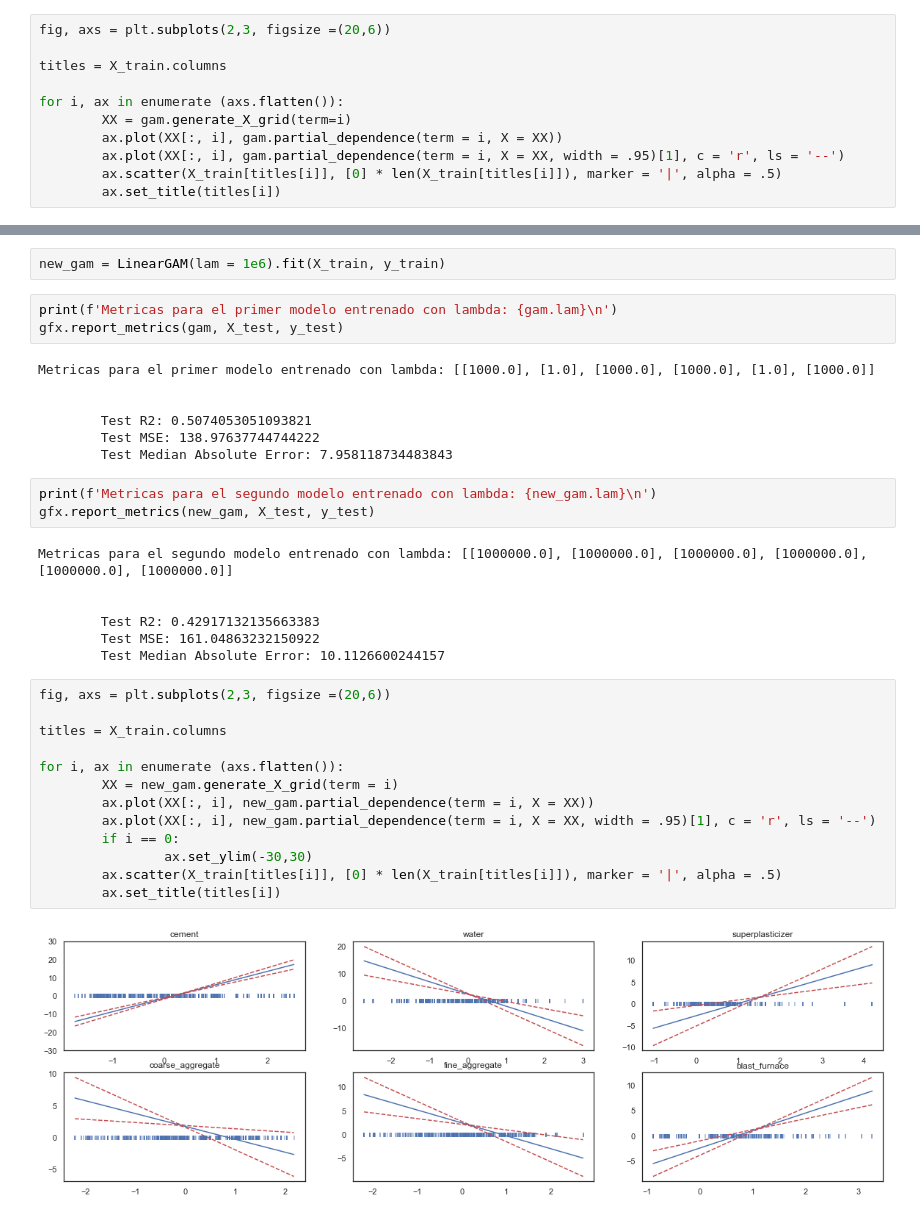
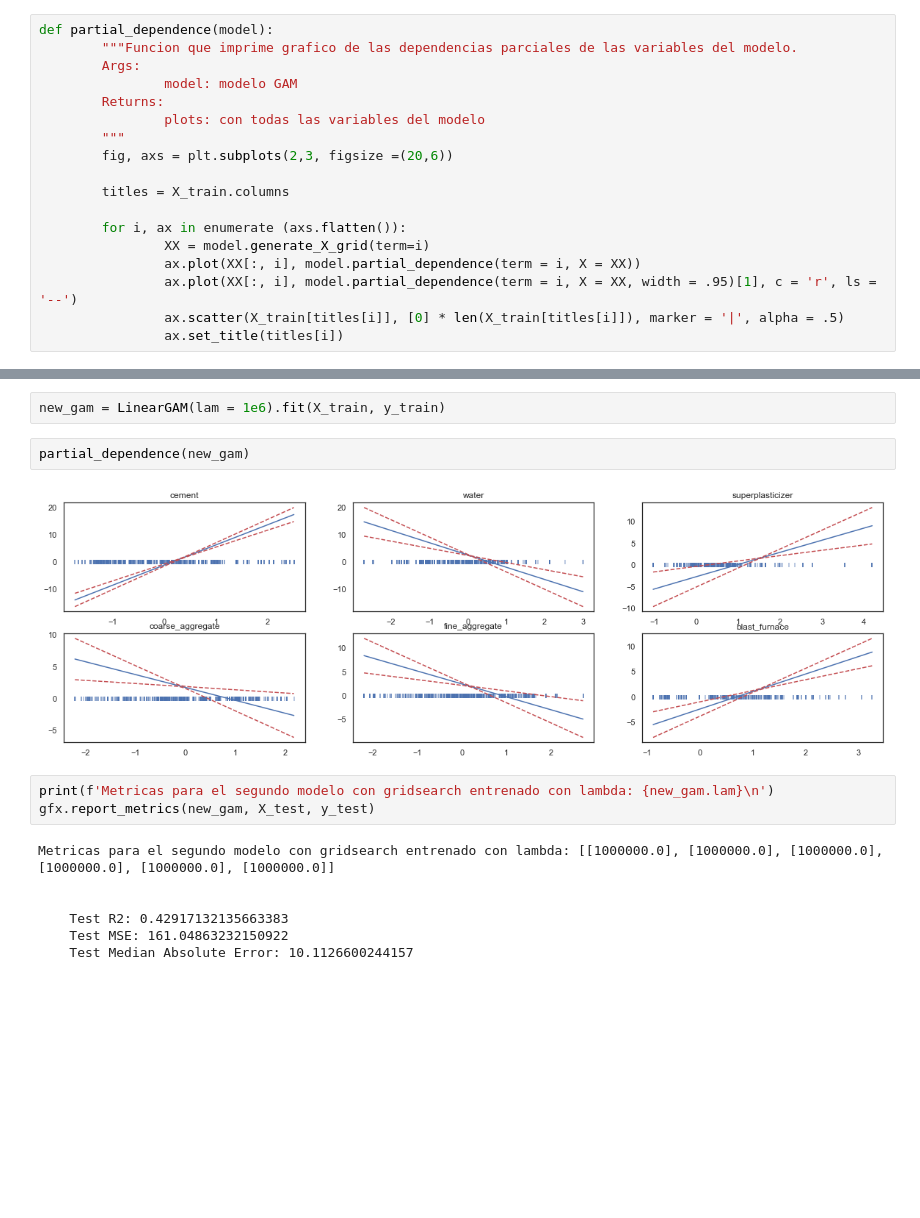
Before and after one commit to Denniels/Machine_Learning, a Jupyter notebook: concret.ipynb, the cells around one changed output, grey strips where cells are left out. Saved outputs shown, nothing was run; the diff lists cells and outputs as text; blank space fills up the shorter version.

```diff
--- a/concret.ipynb
+++ b/concret.ipynb
@@ -281,13 +296,20 @@ estimado y devuelva una grilla con todos los gráficos de dependencia parcial.
 - Reporte brevemente sobre qué atributos están asociados a mayores y menores.
 niveles de resistencia.
 # %%
-fig, axs = plt.subplots(2,3, figsize =(20,6))
+def partial_dependence(model):
+        """Funcion que imprime grafico de las dependencias parciales de las variables del modelo.
+        Args:
+                model: modelo GAM
+        Returns:
+                plots: con todas las variables del modelo
+        """
+        fig, axs = plt.subplots(2,3, figsize =(20,6))
 
-titles = X_train.columns
+        titles = X_train.columns
 
-for i, ax in enumerate (axs.flatten()):
-        XX = gam.generate_X_grid(term=i)
-        ax.plot(XX[:, i], gam.partial_dependence(term = i, X = XX))
-        ax.plot(XX[:, i], gam.partial_dependence(term = i, X = XX, width = .95)[1], c = 'r', ls = '--')
-        ax.scatter(X_train[titles[i]], [0] * len(X_train[titles[i]]), marker = '|', alpha = .5)
-        ax.set_title(titles[i])
+        for i, ax in enumerate (axs.flatten()):
+                XX = model.generate_X_grid(term=i)
+                ax.plot(XX[:, i], model.partial_dependence(term = i, X = XX))
+                ax.plot(XX[:, i], model.partial_dependence(term = i, X = XX, width = .95)[1], c = 'r', ls = '--')
+                ax.scatter(X_train[titles[i]], [0] * len(X_train[titles[i]]), marker = '|', alpha = .5)
+                ax.set_title(titles[i])
@@ -296,37 +330,16 @@ for i, ax in enumerate (axs.flatten()):
 # %%
 new_gam = LinearGAM(lam = 1e6).fit(X_train, y_train)
+# %%
+partial_dependence(new_gam)
+# %% [output]
+[figure, added]
 # %%
-print(f'Metricas para el primer modelo entrenado con lambda: {gam.lam}\n')
-gfx.report_metrics(gam, X_test, y_test)
+print(f'Metricas para el segundo modelo con gridsearch entrenado con lambda: {new_gam.lam}\n')
+gfx.report_metrics(new_gam, X_test, y_test)
 # %% [output]
-Metricas para el primer modelo entrenado con lambda: [[1000.0], [1.0], [1000.0], [1000.0], [1.0], [1000.0]]
+Metricas para el segundo modelo con gridsearch entrenado con lambda: [[1000000.0], [1000000.0], [1000000.0], [1000000.0], [1000000.0], [1000000.0]]
 
 
-        Test R2: 0.5074053051093821
-        Test MSE: 138.97637744744222
-        Test Median Absolute Error: 7.958118734483843
+    Test R2: 0.42917132135663383
+    Test MSE: 161.04863232150922
+    Test Median Absolute Error: 10.1126600244157
-# %%
-print(f'Metricas para el segundo modelo entrenado con lambda: {new_gam.lam}\n')
-gfx.report_metrics(new_gam, X_test, y_test)
-# %% [output]
-Metricas para el segundo modelo entrenado con lambda: [[1000000.0], [1000000.0], [1000000.0], [1000000.0], [1000000.0], [1000000.0]]
-
-
-        Test R2: 0.42917132135663383
-        Test MSE: 161.04863232150922
-        Test Median Absolute Error: 10.1126600244157
-# %%
-fig, axs = plt.subplots(2,3, figsize =(20,6))
-
-titles = X_train.columns
-
-for i, ax in enumerate (axs.flatten()):
-        XX = new_gam.generate_X_grid(term = i)
-        ax.plot(XX[:, i], new_gam.partial_dependence(term = i, X = XX))
-        ax.plot(XX[:, i], new_gam.partial_dependence(term = i, X = XX, width = .95)[1], c = 'r', ls = '--')
-        if i == 0:
-                ax.set_ylim(-30,30)
-        ax.scatter(X_train[titles[i]], [0] * len(X_train[titles[i]]), marker = '|', alpha = .5)
-        ax.set_title(titles[i])
-# %% [output]
-[figure, removed]
```
Also changed, not shown: parts of 18 cells of this notebook, 1 other file.
